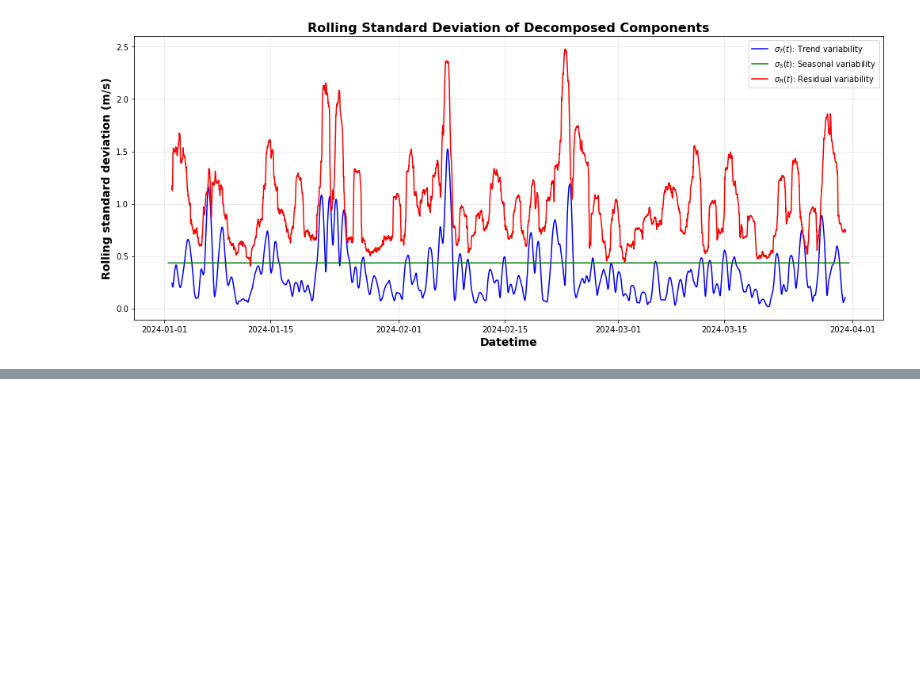
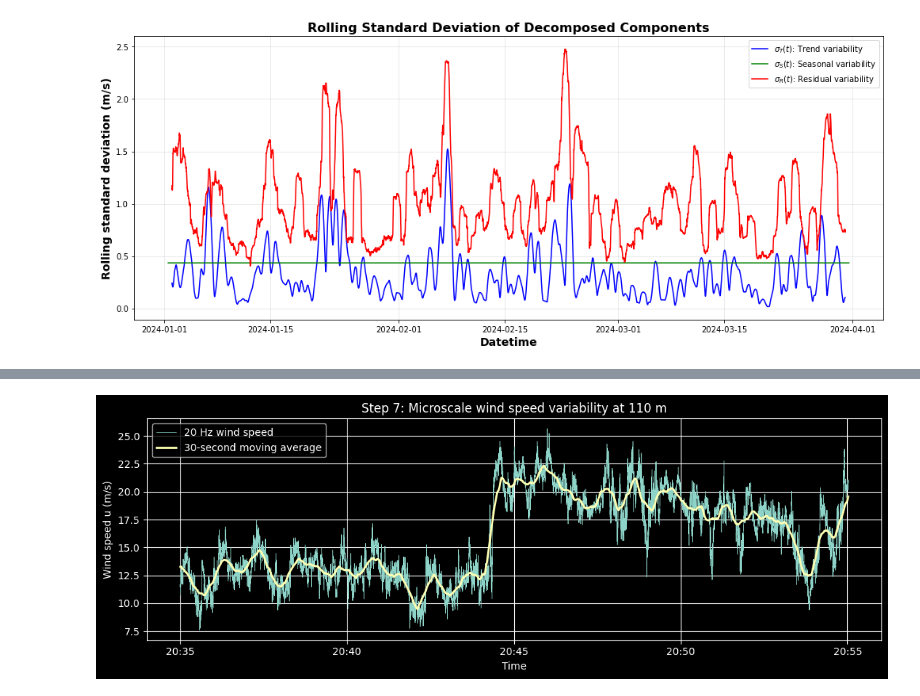
Before and after one commit to KaluInnocentOkoro/wind_physics_measurement_project, a Jupyter notebook: topic_2_energy_meteorology.ipynb, the cells around one changed output, grey strips where cells are left out. Saved outputs shown, nothing was run; the diff lists cells and outputs as text; code cells hidden in the pictures; blank space fills up the shorter version.

```diff
--- a/topic_2_energy_meteorology.ipynb
+++ b/topic_2_energy_meteorology.ipynb
@@ -533,0 +637,16 @@ plt.show()
+# %%
+# ---------------------------------------------------------
+# 5. Compute 30-second moving average and turbulent fluctuation
+# ---------------------------------------------------------
+
+# 30-second moving average:
+# This represents the local/background wind speed.
+segment["u_bar_30s"] = segment[u_col].rolling(
+    "30s", center=True, min_periods=1
+).mean()
+
+# Turbulent fluctuation:
+# This is the fast part of the wind signal.
+segment["u_prime"] = segment[u_col] - segment["u_bar_30s"]
+
+segment.head()
@@ -533,0 +661,33 @@ plt.show()
+# %%
+# ---------------------------------------------------------
+# 6. Plot raw wind speed and 30-second moving average
+# ---------------------------------------------------------
+
+fig, ax = plt.subplots(figsize=(11, 4))
+
+ax.plot(
+    segment.index,
+    segment[u_col],
+    linewidth=0.5,
+    label="20 Hz wind speed"
+)
+
+ax.plot(
+    segment.index,
+    segment["u_bar_30s"],
+    linewidth=2,
+    label="30-second moving average"
+)
+
+ax.set_title(f"Step 7: Microscale wind speed variability at {height} m")
+ax.set_ylabel("Wind speed u (m/s)")
+ax.set_xlabel("Time")
+ax.legend()
+ax.grid(True)
+
+ax.xaxis.set_major_formatter(mdates.DateFormatter("%H:%M"))
+
+plt.tight_layout()
+plt.show()
+# %% [output]
+[figure, added]
```
Also changed, not shown: parts of 8 cells of this notebook, 1 other file.
